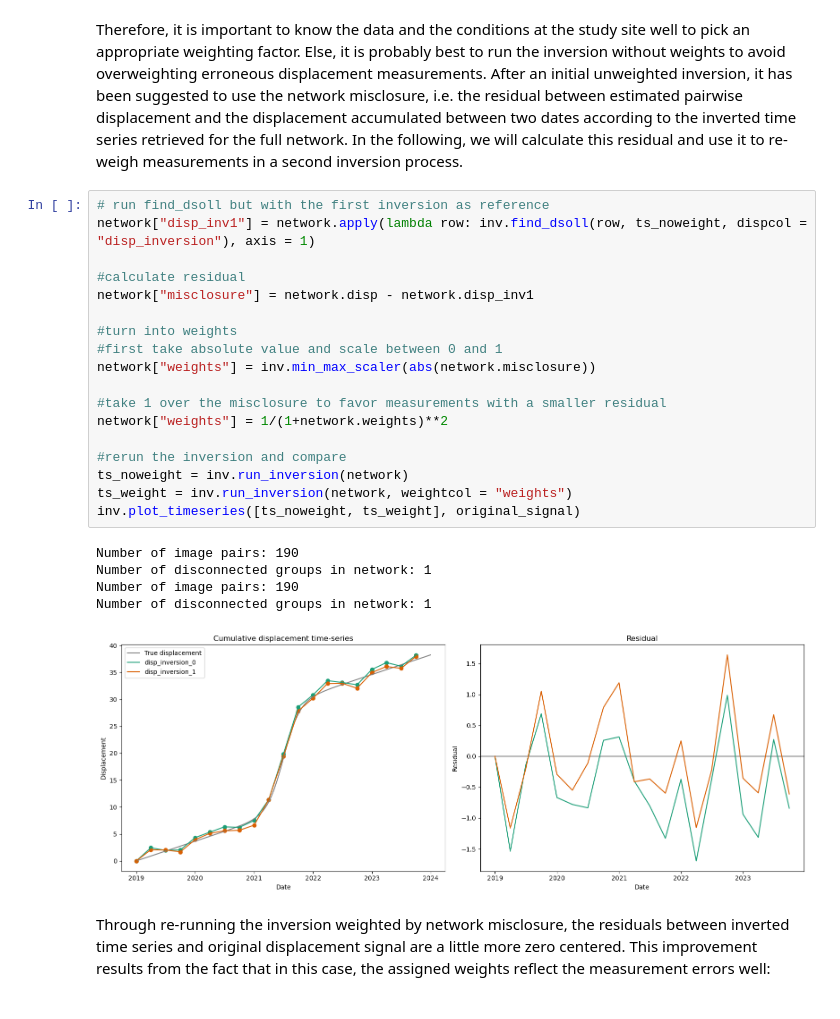
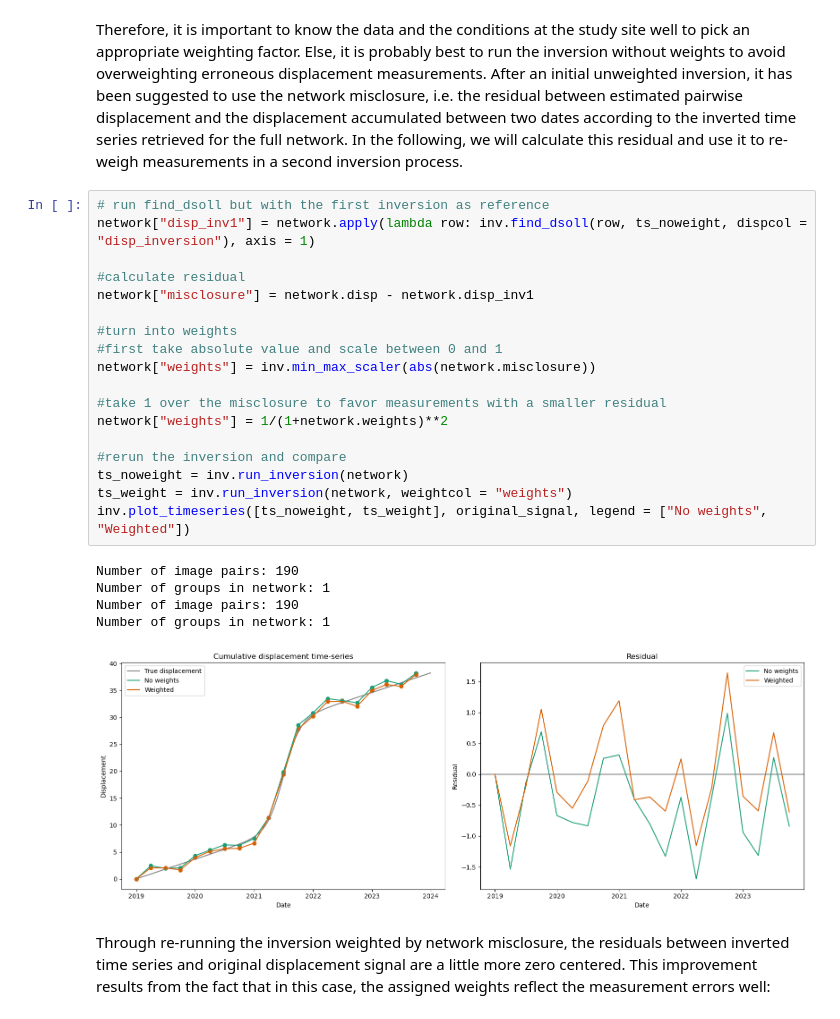
Before and after one commit to UP-RS-ESP/timeseries_inversion, a Jupyter notebook: timeseries_inversion_with_weights.ipynb, the cells around one changed output. Cells and saved outputs as stored; diff of their text form.

```diff
--- a/timeseries_inversion_with_weights.ipynb
+++ b/timeseries_inversion_with_weights.ipynb
@@ -81,27 +81,27 @@ two dates according to the inverted time series retrieved for the full network.
 # %%
 # run find_dsoll but with the first inversion as reference
 network["disp_inv1"] = network.apply(lambda row: inv.find_dsoll(row, ts_noweight, dispcol = "disp_inversion"), axis = 1)
 
 #calculate residual
 network["misclosure"] = network.disp - network.disp_inv1
 
 #turn into weights
 #first take absolute value and scale between 0 and 1
 network["weights"] = inv.min_max_scaler(abs(network.misclosure))
 
 #take 1 over the misclosure to favor measurements with a smaller residual
 network["weights"] = 1/(1+network.weights)**2
 
 #rerun the inversion and compare
 ts_noweight = inv.run_inversion(network)
 ts_weight = inv.run_inversion(network, weightcol = "weights")
-inv.plot_timeseries([ts_noweight, ts_weight], original_signal)
+inv.plot_timeseries([ts_noweight, ts_weight], original_signal, legend = ["No weights", "Weighted"])
 # %% [output]
 Number of image pairs: 190
-Number of disconnected groups in network: 1
+Number of groups in network: 1
 Number of image pairs: 190
-Number of disconnected groups in network: 1
+Number of groups in network: 1
-[figure, old version]
+[figure, new version]
 # %% [markdown]
 Through re-running the inversion weighted by network misclosure, the residuals between inverted time series and original displacement signal are a little more zero centered. This improvement results from the fact that in this case, the assigned weights reflect the measurement errors well:
 # %%
```
Also changed, not shown: parts of 1 cell of this notebook, 1 other file.
